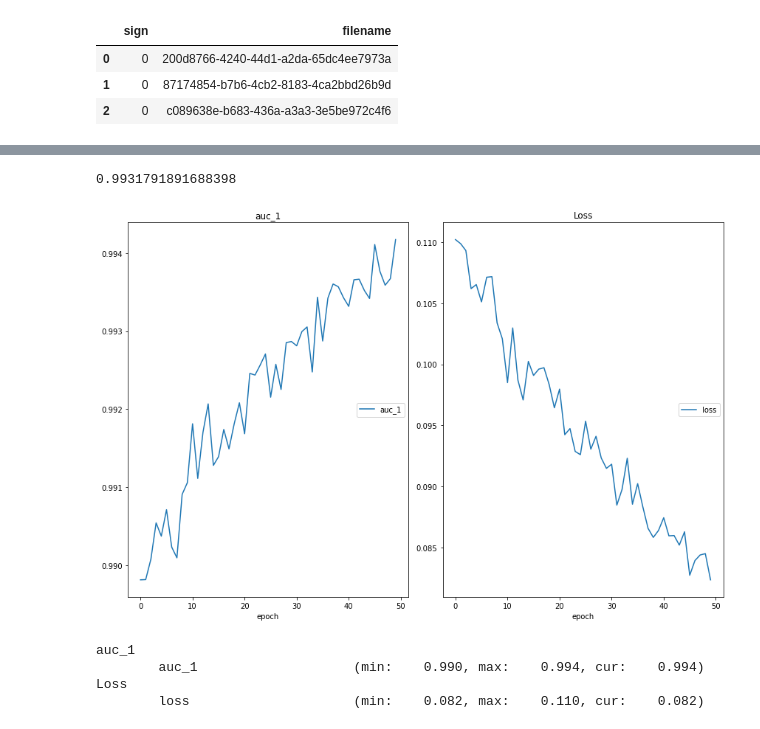
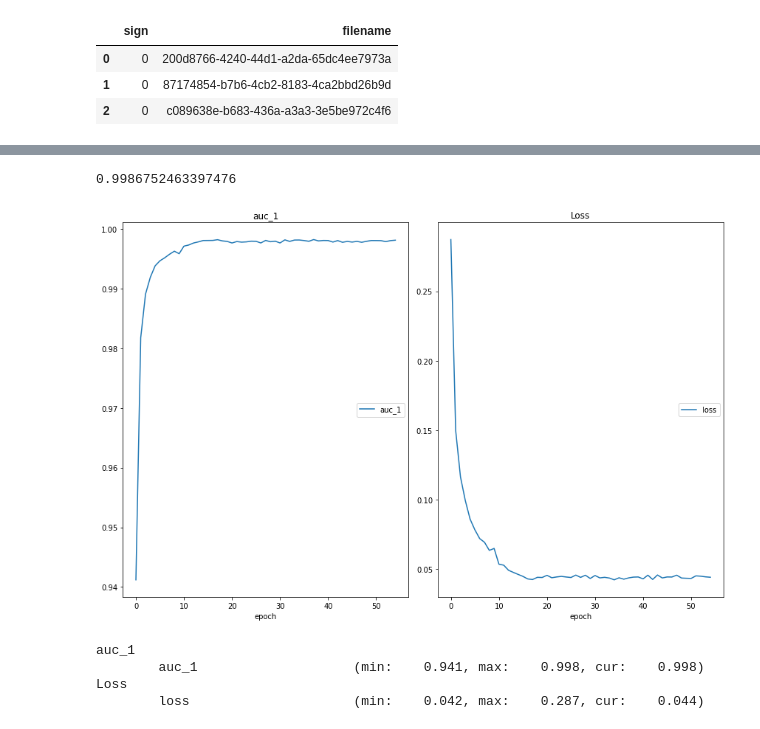
Before and after one commit to Deksed/all_cups_missing_plane, a Jupyter notebook: missing planes.ipynb, the cells around one changed output, grey strips where cells are left out. Saved outputs shown, nothing was run; the diff lists cells and outputs as text; code cells hidden in the pictures.

```diff
--- a/missing planes.ipynb
+++ b/missing planes.ipynb
@@ -144,11 +243,10 @@ Non-trainable params: 0
 _________________________________________________________________
 # %%
 checkpoint = tf.keras.callbacks.ModelCheckpoint(cpt_path, monitor='val_loss', verbose=1, save_best_only=True)
-
-EPOCHS = 50
+EPOCHS = 55
 history = model.fit(
     train_data,
     validation_data=val_data,
     epochs=EPOCHS,
-    callbacks=[checkpoint, PlotLossesCallback()])
+    callbacks=[checkpoint, PlotLossesCallback(), CustomLearningRateScheduler(lr_schedule)])
 # %% [output]
@@ -189,8 +287,9 @@ plot_roc_curve(fpr,tpr)
 # %%
 auc_score=roc_auc_score(df_test['sign'].astype(int), val_data_pred)
-auc_score
+print(auc_score)
+print("")
 # %% [output]
-0.9931791891688398
+0.9986752463397476
 # %%
 def submit(data_test, predict, auc=0.9):
     test = pd.DataFrame(predict, columns=['Predict'])
@@ -200,16 +299,17 @@ def submit(data_test, predict, auc=0.9):
     result.to_csv('Subbmision.csv', columns=['sign', 'filename'], index=False)
 # %%
 def full_model_learn(EPOCHS):
-    model.fit(full_data, epochs=EPOCHS, callbacks=[checkpoint, PlotLossesCallback()])
-    model_best = make_model(dropout=0.5)
+    model_full = make_model(dropout=0.3)
+    model_full.fit(full_data, epochs=EPOCHS, callbacks=[checkpoint, PlotLossesCallback(), CustomLearningRateScheduler(lr_schedule)])
+    model_best = make_model()
     model_best.load_weights(cpt_path)
-    predict = model.predict(test_data)
-    return predict
+    predict = model_best.predict(test_data)
+    return predict, model_best
 # %%
-full_pred = full_model_learn(50)
+full_pred, best_model = full_model_learn(55)
 # %% [output]
-[figure, old version]
+[figure, new version]
 auc_1
-        auc_1                    (min:    0.990, max:    0.994, cur:    0.994)
+        auc_1                    (min:    0.941, max:    0.998, cur:    0.998)
 Loss
-        loss                     (min:    0.082, max:    0.110, cur:    0.082)
+        loss                     (min:    0.042, max:    0.287, cur:    0.044)
```
Also changed, not shown: parts of 19 cells of this notebook.
